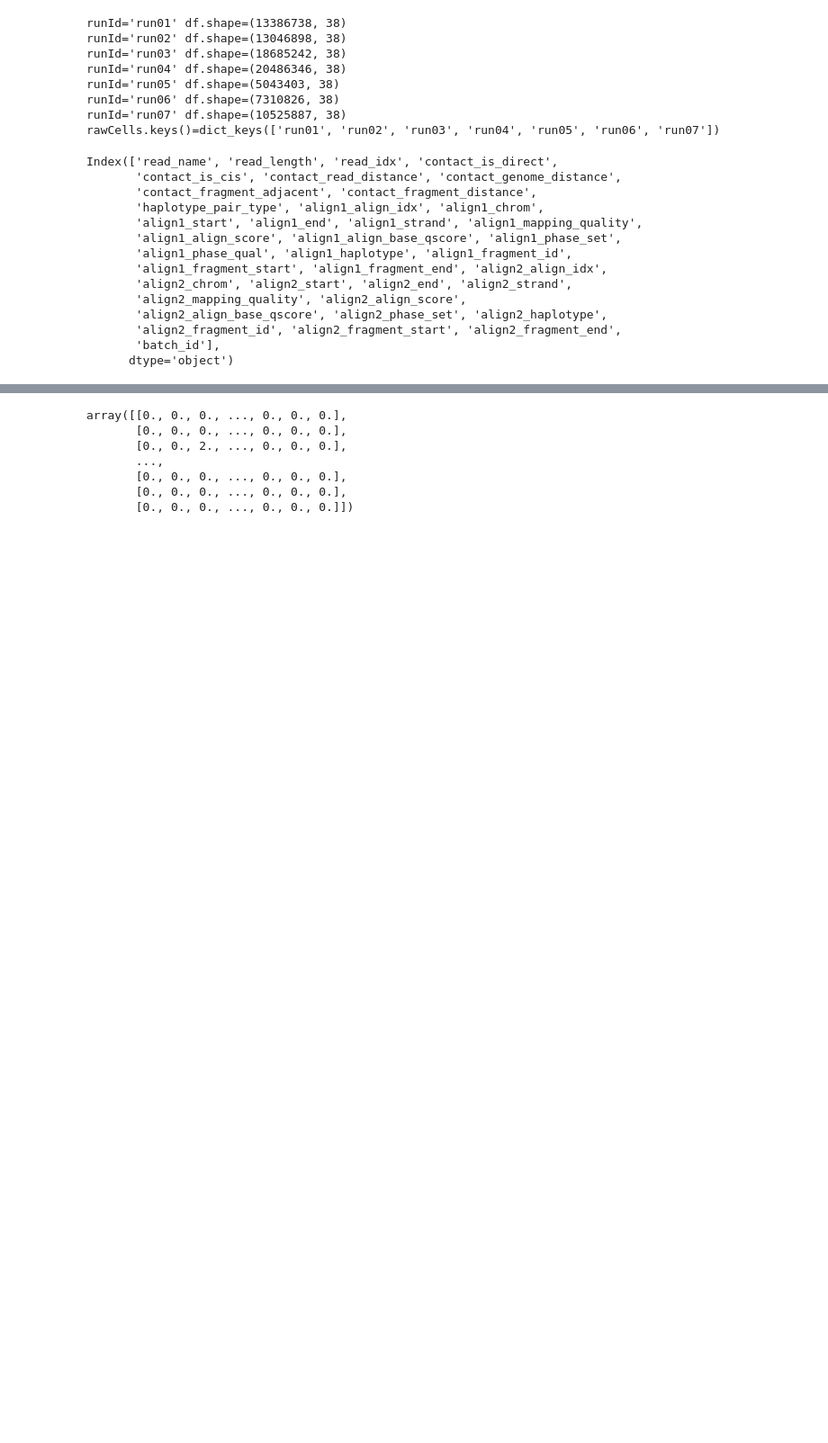
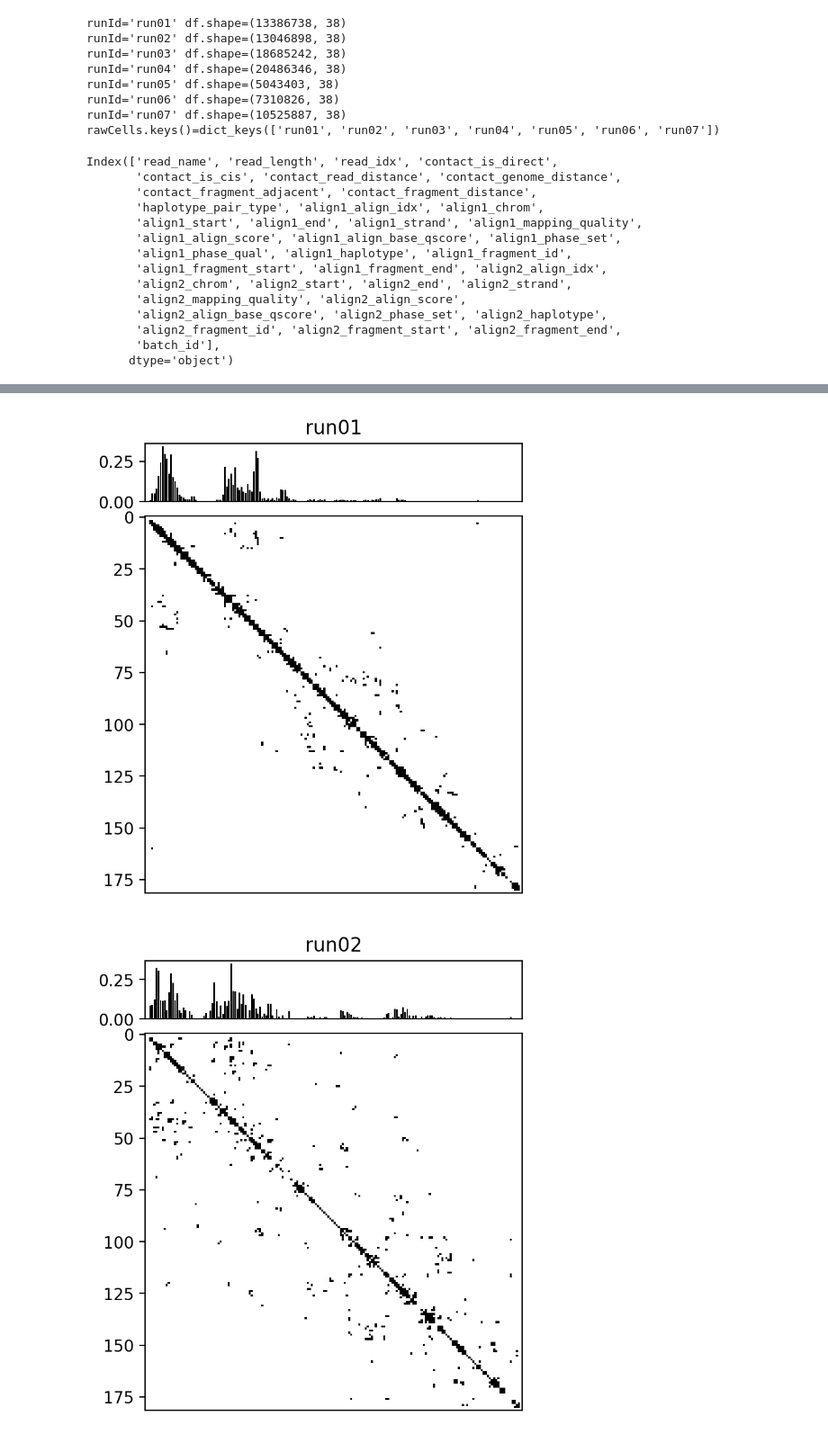
Before and after one commit to CooperStansbury/scPoreC-analysis, a Jupyter notebook: notebooks/network_analysis.ipynb, the cells around one changed output, grey strips where cells are left out. Shown at 90% size. Saved outputs shown, nothing was run; the diff lists cells and outputs as text; code cells hidden in the pictures; blank space fills up the shorter version.

```diff
--- a/notebooks/network_analysis.ipynb
+++ b/notebooks/network_analysis.ipynb
@@ -125,19 +126,17 @@ def runAllFilters(cells, assembly, chromosome=None, verbose=True):
         cf = filters.closeContactFilter(cf)
         cf = filters.duplicateContactFilter(cf, retain=1)
         cf = filters.ligationProductFilter(cf, nProducts=4, verbose=False)
-
         cf = filters.establishContactSupport(cf,
                                              radiusThreshold=1000000,
                                              nContacts=3,
                                              readSupport=False,
                                              nReads=3,
-                                             method=1)
-        if verbose:
-            print(f"{cf['contact_has_support'].value_counts()=}")
-
+                                             method=2)
         cf = filters.supportedContactFilter(cf, readSupport=False)
 
         if verbose:
+            print(f"{cf.shape=}")
+            print("-- -- --")
             res = pcu.getSummary(cf)
             pcu.printSummary(res)
             print()
@@ -150,7 +149,6 @@ def runAllFilters(cells, assembly, chromosome=None, verbose=True):
 filteredCells = runAllFilters(rawCells,
                               assembly,
                               chromosome='NC_000068.8',
-#                               chromosome=None,
                               verbose=True)
 
 print(f"{filteredCells.keys()=}")
@@ -210,10 +224,36 @@ chromLength
-# %%
-matrices['run01']
-# %% [output]
-array([[0., 0., 0., ..., 0., 0., 0.],
-       [0., 0., 0., ..., 0., 0., 0.],
-       [0., 0., 2., ..., 0., 0., 0.],
-       ...,
-       [0., 0., 0., ..., 0., 0., 0.],
-       [0., 0., 0., ..., 0., 0., 0.],
-       [0., 0., 0., ..., 0., 0., 0.]])
+# %%
+%matplotlib inline
+
+plt.rcParams['figure.dpi'] = 200
+# plt.rcParams['figure.figsize'] = 5, 7
+
+for runId, A in matrices.items():
+
+    # binary representation
+    Abinary = np.where(A > 0, 1, 0)
+
+    G = nx.from_numpy_array(A)
+    cent = nx.eigenvector_centrality(G, max_iter=1000)
+
+    left, width = 0.1, 0.65
+    bottom, height = 0.1, 0.65
+    spacing = 0.025
+
+    hicPlotSize = [left, bottom, width, height]
+    centralityPlotSize = [left, bottom + height + spacing, width, 0.1]
+
+    # start with a square Figure
+    fig = plt.figure(figsize=(5, 5))
+
+    ax1 = fig.add_axes(hicPlotSize)
+    ax1.imshow(Abinary, cmap='binary')
+
+    ax2 = fig.add_axes(centralityPlotSize, sharex=ax1)
+    ax2.bar(cent.keys(), cent.values(), color='k')
+    ax2.set_title(runId)
+    ax2.set_xticks([])
+
+    plt.show()
+# %% [output]
+[figure, added]
+[figure, added]
```
Also changed, not shown: parts of 12 cells of this notebook, 1 other file.
